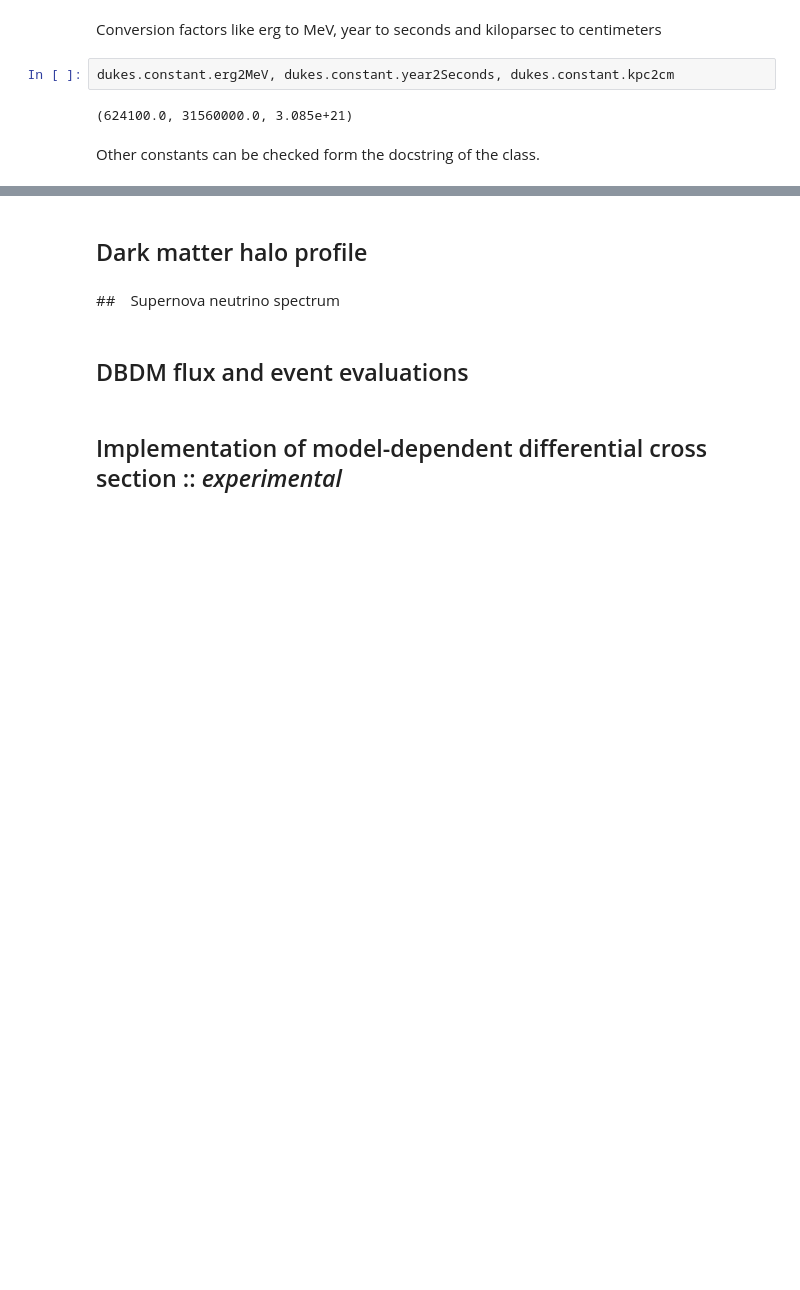
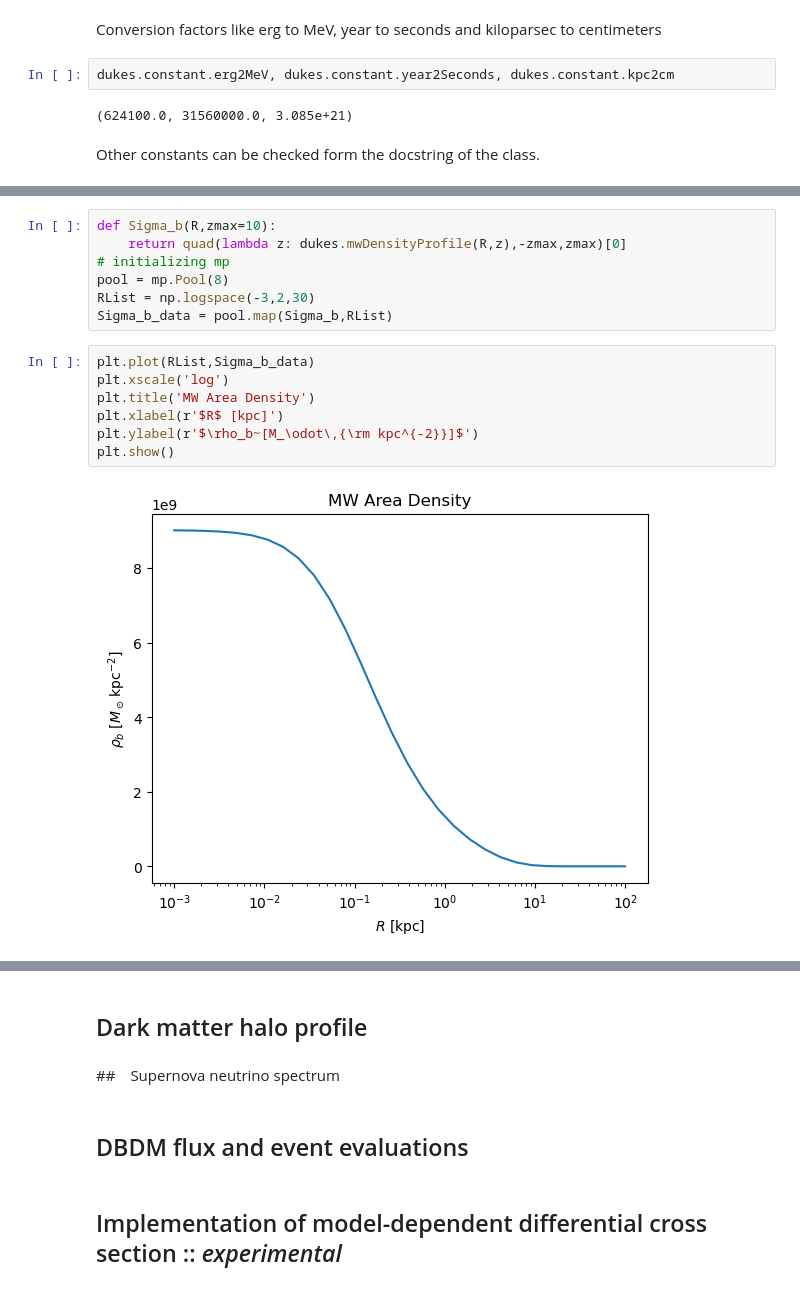
Before and after one commit to yenhsunlin/dukes, a Jupyter notebook: tutorial/tutorial.ipynb, the cells around one changed output, grey strips where cells are left out. Cells and saved outputs as stored; diff of their text form; blank space fills up the shorter version.

```diff
--- a/tutorial/tutorial.ipynb
+++ b/tutorial/tutorial.ipynb
@@ -32,0 +47,16 @@ Other constants can be checked form the docstring of the class.
+# %%
+def Sigma_b(R,zmax=10):
+    return quad(lambda z: dukes.mwDensityProfile(R,z),-zmax,zmax)[0]
+# initializing mp
+pool = mp.Pool(8)
+RList = np.logspace(-3,2,30)
+Sigma_b_data = pool.map(Sigma_b,RList)
+# %%
+plt.plot(RList,Sigma_b_data)
+plt.xscale('log')
+plt.title('MW Area Density')
+plt.xlabel(r'$R$ [kpc]')
+plt.ylabel(r'$\rho_b~[M_\odot\,{\rm kpc^{-2}}]$')
+plt.show()
+# %% [output]
+[figure, added]
```
Also changed, not shown: parts of 11 cells of this notebook.
